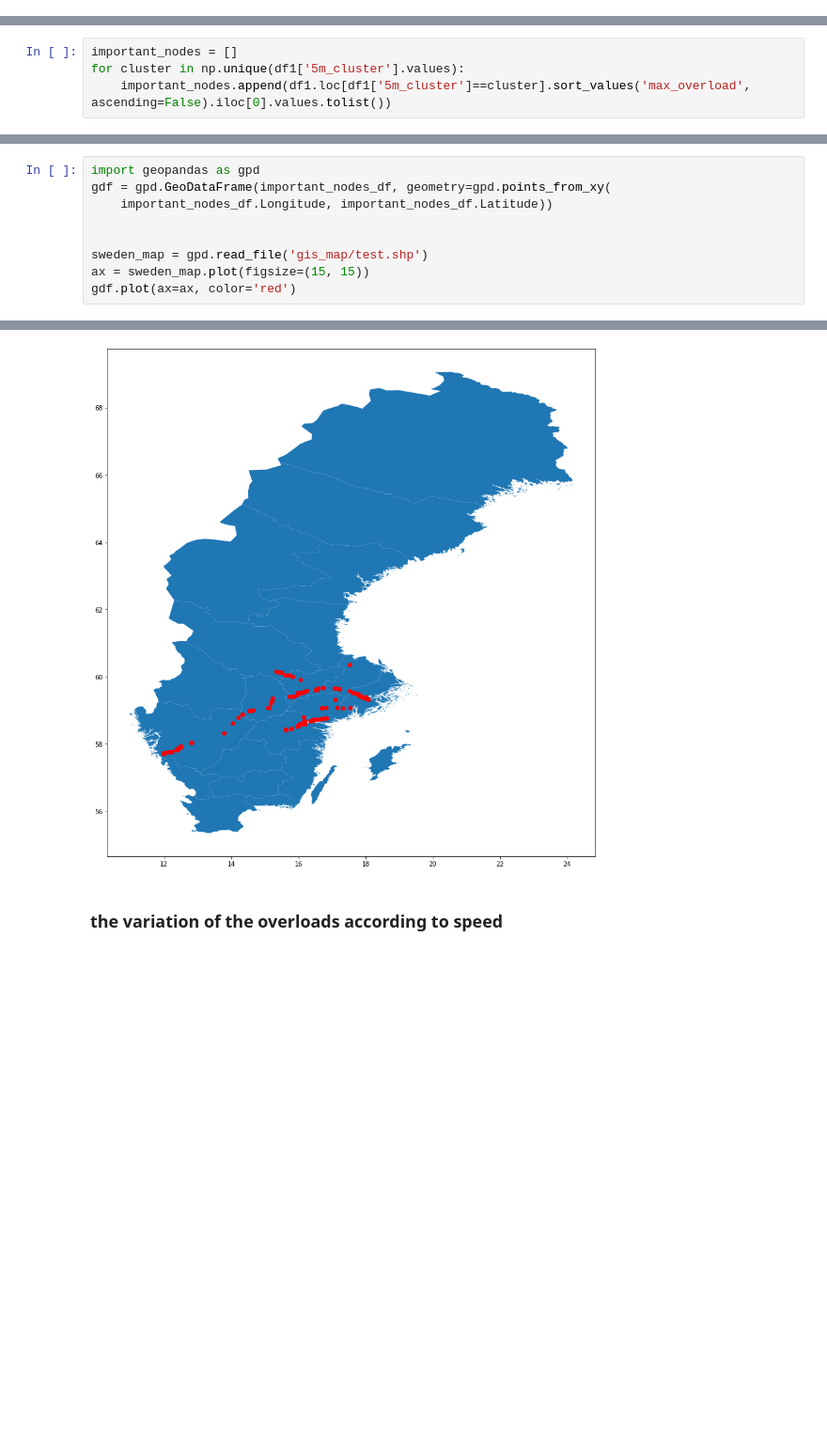
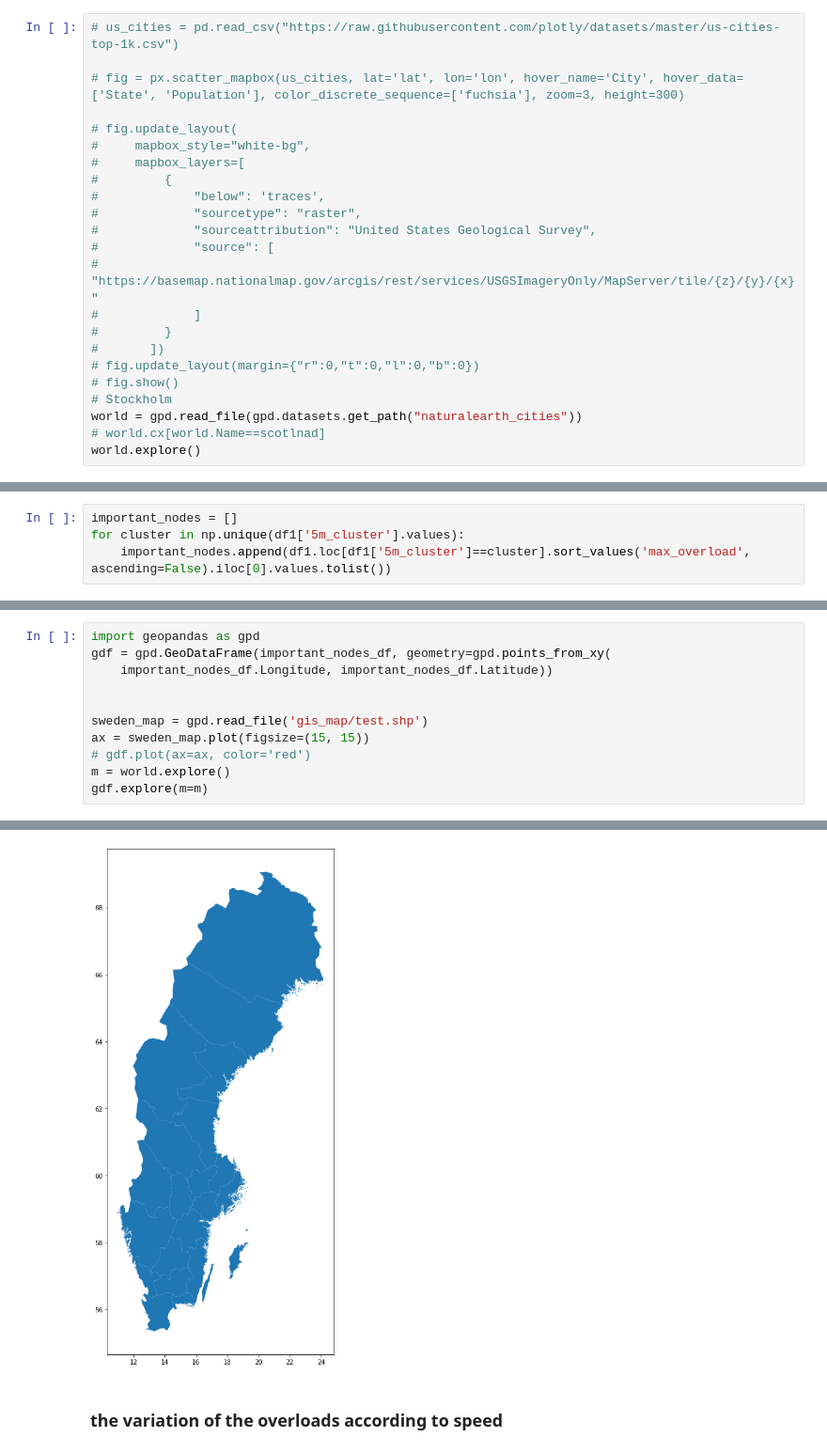
Before and after one commit to OmidSa75/Data_scinece-Smartset-overloads-PoliMI, a Jupyter notebook: main.ipynb, the cells around one changed output, grey strips where cells are left out. Shown at 94% size. Drawn from its saved outputs; the diff is of its cells as text; blank space fills up the shorter version.

```diff
--- a/main.ipynb
+++ b/main.ipynb
@@ -12,0 +16,23 @@ import matplotlib.pyplot as plt
+# %%
+# us_cities = pd.read_csv("https://raw.githubusercontent.com/plotly/datasets/master/us-cities-top-1k.csv")
+
+# fig = px.scatter_mapbox(us_cities, lat='lat', lon='lon', hover_name='City', hover_data=['State', 'Population'], color_discrete_sequence=['fuchsia'], zoom=3, height=300)
+
+# fig.update_layout(
+#     mapbox_style="white-bg",
+#     mapbox_layers=[
+#         {
+#             "below": 'traces',
+#             "sourcetype": "raster",
+#             "sourceattribution": "United States Geological Survey",
+#             "source": [
+#                 "https://basemap.nationalmap.gov/arcgis/rest/services/USGSImageryOnly/MapServer/tile/{z}/{y}/{x}"
+#             ]
+#         }
+#       ])
+# fig.update_layout(margin={"r":0,"t":0,"l":0,"b":0})
+# fig.show()
+# Stockholm
+world = gpd.read_file(gpd.datasets.get_path("naturalearth_cities"))
+# world.cx[world.Name==scotlnad]
+world.explore()
@@ -286,5 +314,7 @@ gdf = gpd.GeoDataFrame(important_nodes_df, geometry=gpd.points_from_xy(
 
 sweden_map = gpd.read_file('gis_map/test.shp')
 ax = sweden_map.plot(figsize=(15, 15))
-gdf.plot(ax=ax, color='red')
+# gdf.plot(ax=ax, color='red')
+m = world.explore()
+gdf.explore(m=m)
 # %% [output]
@@ -292,4 +322,4 @@ gdf.plot(ax=ax, color='red')
-[figure, old version]
+[figure, new version]
 # %% [markdown]
 ### the variation of the overloads according to speed
 # %%
```
Also changed, not shown: parts of 3 cells of this notebook.
